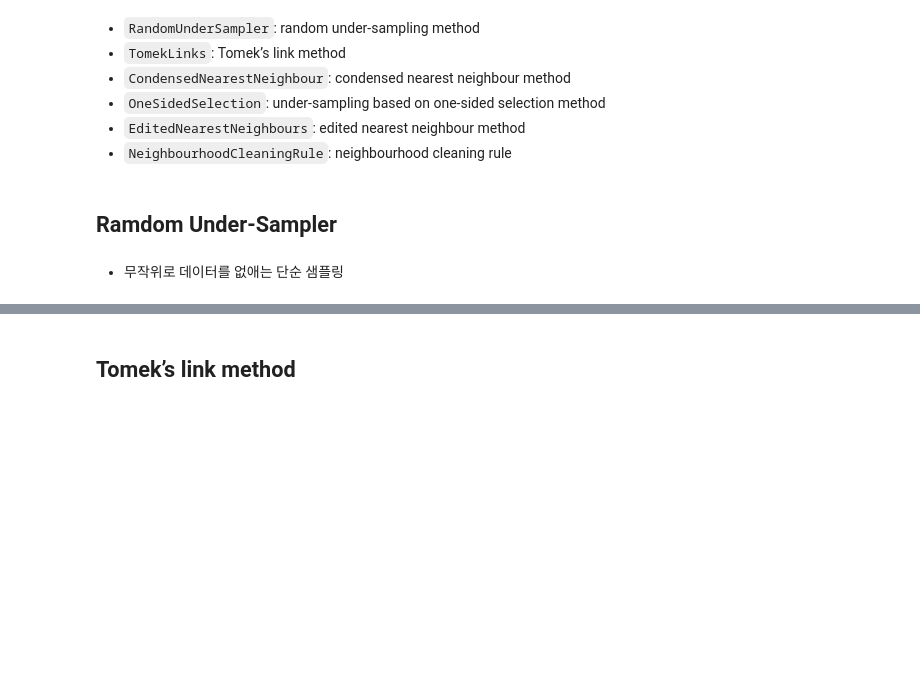
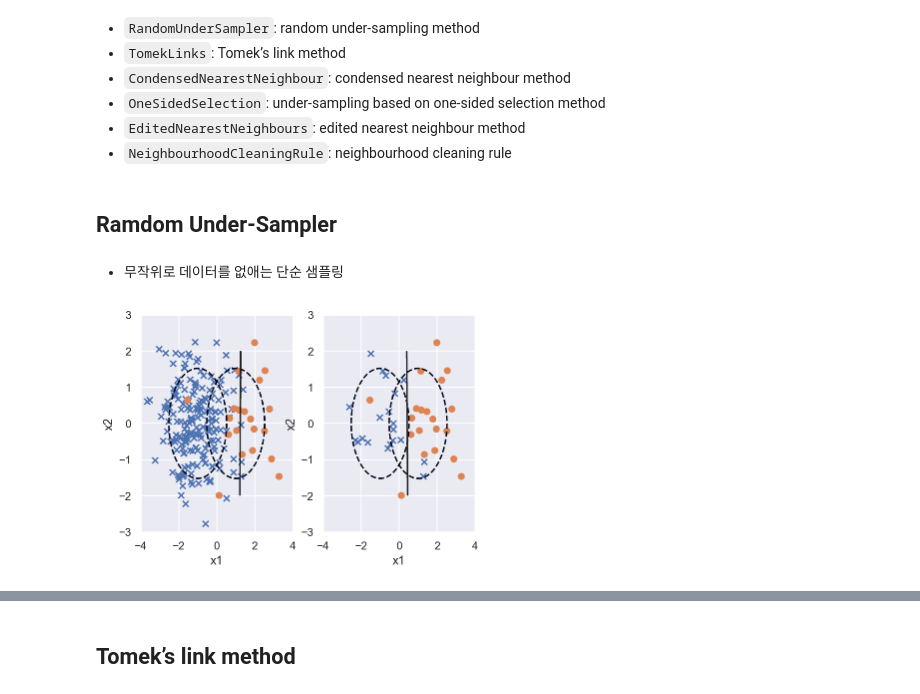
Before and after one commit to saanghyuk/0B-python, a Jupyter notebook: data_analysis/5_10_Model_Optimization.ipynb, the cells around one changed output, grey strips where cells are left out. Saved outputs shown, nothing was run; the diff lists cells and outputs as text; code cells hidden in the pictures; blank space fills up the shorter version.

```diff
--- a/data_analysis/5_10_Model_Optimization.ipynb
+++ b/data_analysis/5_10_Model_Optimization.ipynb
@@ -426,8 +507,8 @@ def classification_result2(X, y, title=""):
     plt.contour(X1, X2, rv2.pdf(np.dstack([X1, X2])), levels=[0.05], linestyles="dashed")
     model = SVC(kernel="linear", C=1e4, random_state=0).fit(X, y)
     Y = np.reshape(model.predict(np.array([X1.ravel(), X2.ravel()]).T), X1.shape)
-    plt.scatter(X[y == 0, 0], X[y == 0, 1], marker='x', label="0 클래스")
-    plt.scatter(X[y == 1, 0], X[y == 1, 1], marker='o', label="1 클래스")
+    plt.scatter(X[y == 0, 0], X[y == 0, 1], marker='x', label="0 Class")
+    plt.scatter(X[y == 1, 0], X[y == 1, 1], marker='o', label="1 Class")
     plt.contour(X1, X2, Y, colors='k', levels=[0.5])
     y_pred = model.predict(X)
     plt.xlim(-4, 4)
@@ -441,11 +522,13 @@ def classification_result2(X, y, title=""):
 # %% [markdown]
 * 무작위로 데이터를 없애는 단순 샘플링
 # %%
-X_samp, y_samp = RandomUnderSampler(random_state=0).fit_sample(X_imb, y_imb)
+X_samp, y_samp = RandomUnderSampler(random_state=0).fit_resample(X_imb, y_imb)
 
 plt.subplot(121)
 classification_result2(X_imb, y_imb)
 plt.subplot(122)
 model_samp = classification_result2(X_samp, y_samp)
+# %% [output]
+[figure, added]
 # %%
 print(classification_report(y_imb, model_samp.predict(X_imb)))
```
Also changed, not shown: parts of 62 cells of this notebook, 3 other files.
